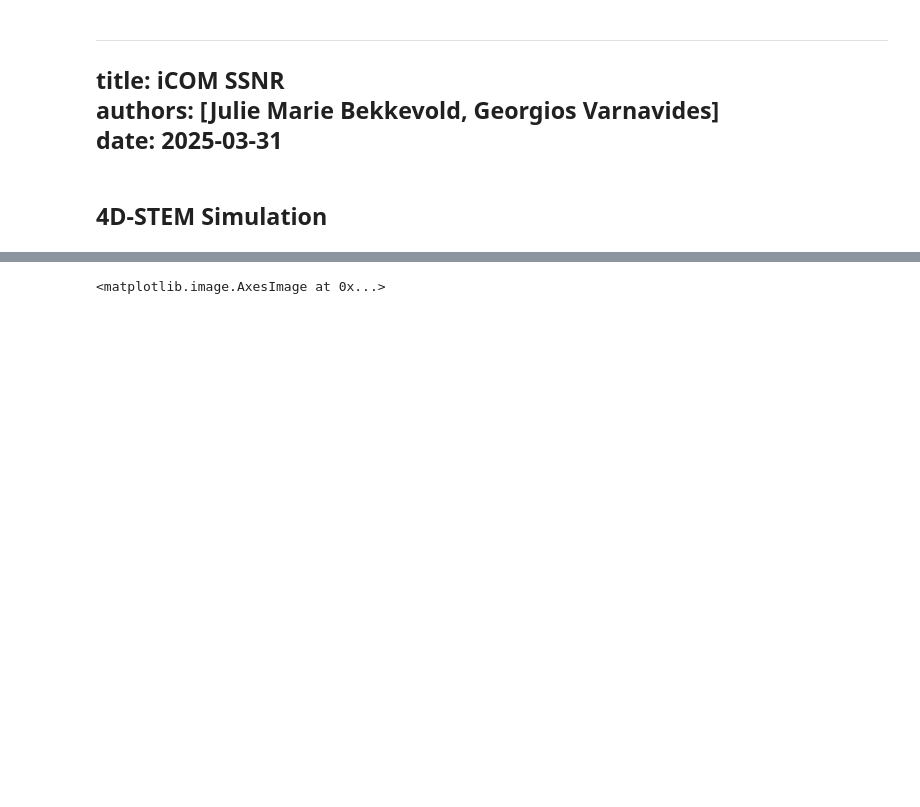
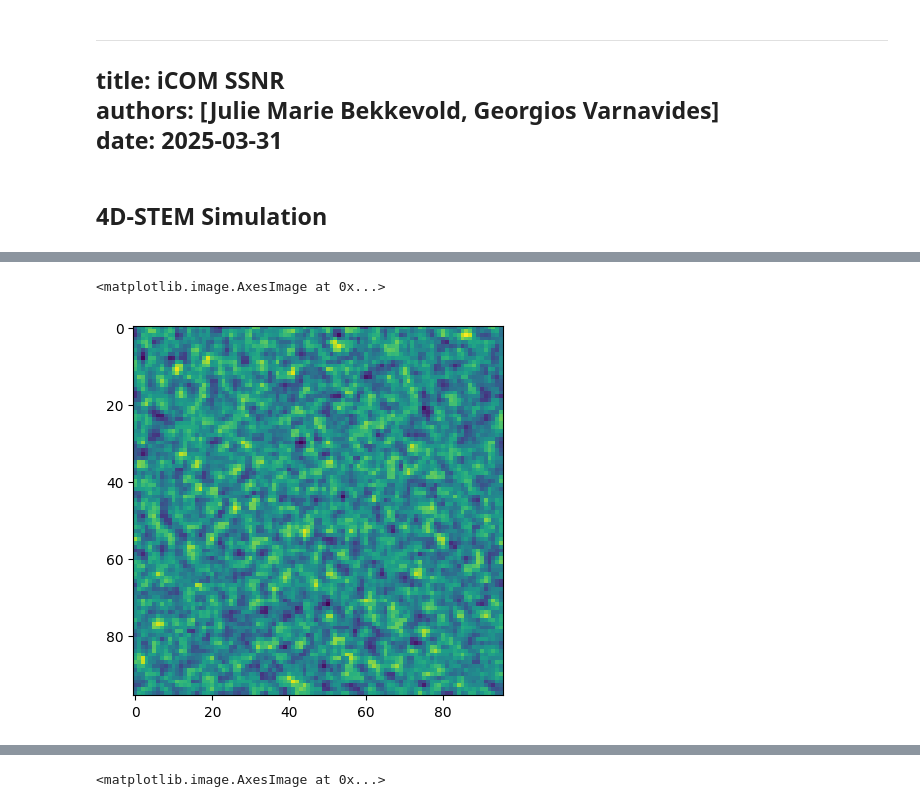
Before and after one commit to msa-em/stem-transfer-of-information, a Jupyter notebook: notebooks/icom-ssnr.ipynb, the cells around one changed output, grey strips where cells are left out. Saved outputs shown, nothing was run; the diff lists cells and outputs as text; code cells hidden in the pictures; blank space fills up the shorter version.

```diff
--- a/notebooks/icom-ssnr.ipynb
+++ b/notebooks/icom-ssnr.ipynb
@@ -238,0 +297,7 @@ pixelated_shifted_stack = np.fft.ifft2(Gs*shift_op).real.mean(0)
+# %%
+plt.imshow(
+    weighted_shifted_stack
+)
+# %% [output]
+<matplotlib.image.AxesImage at 0x...>
+[figure, added]
```
Also changed, not shown: parts of 18 cells of this notebook.
